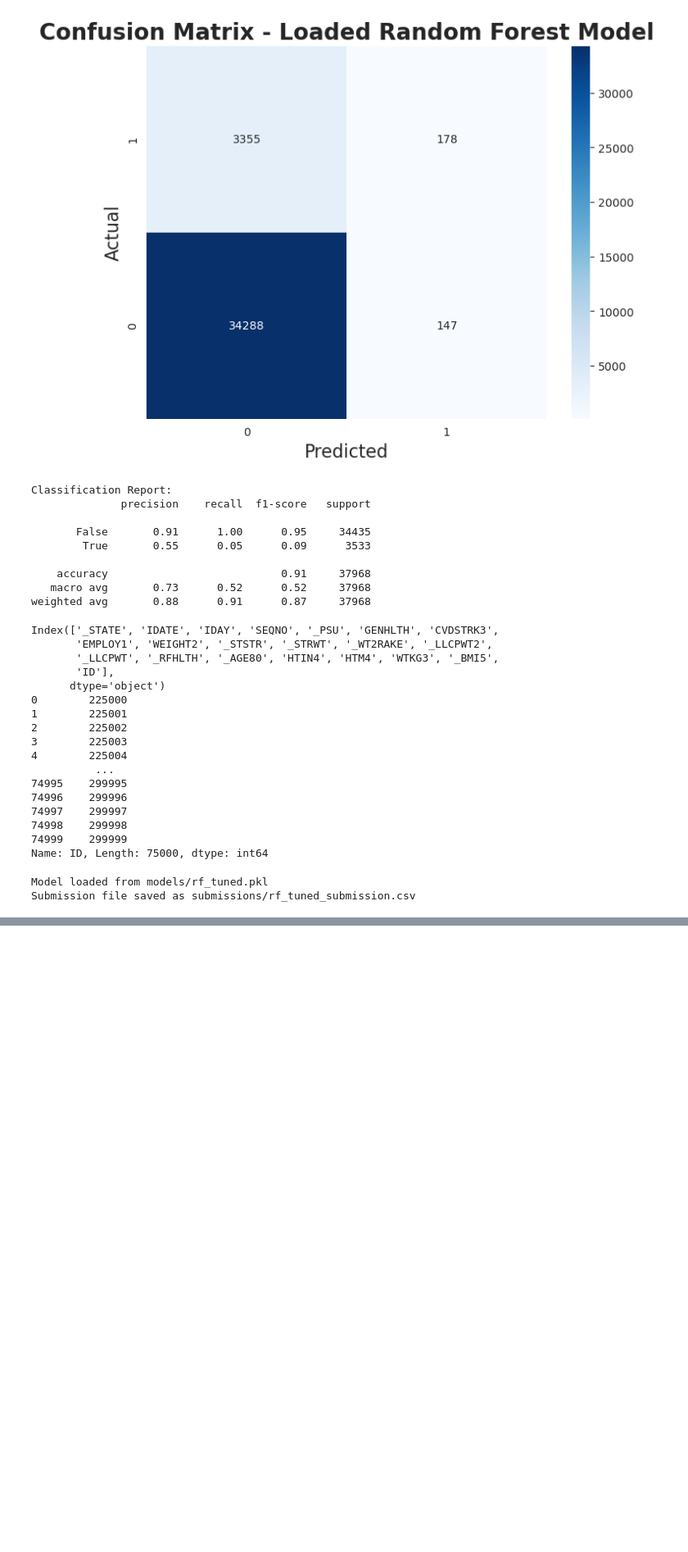
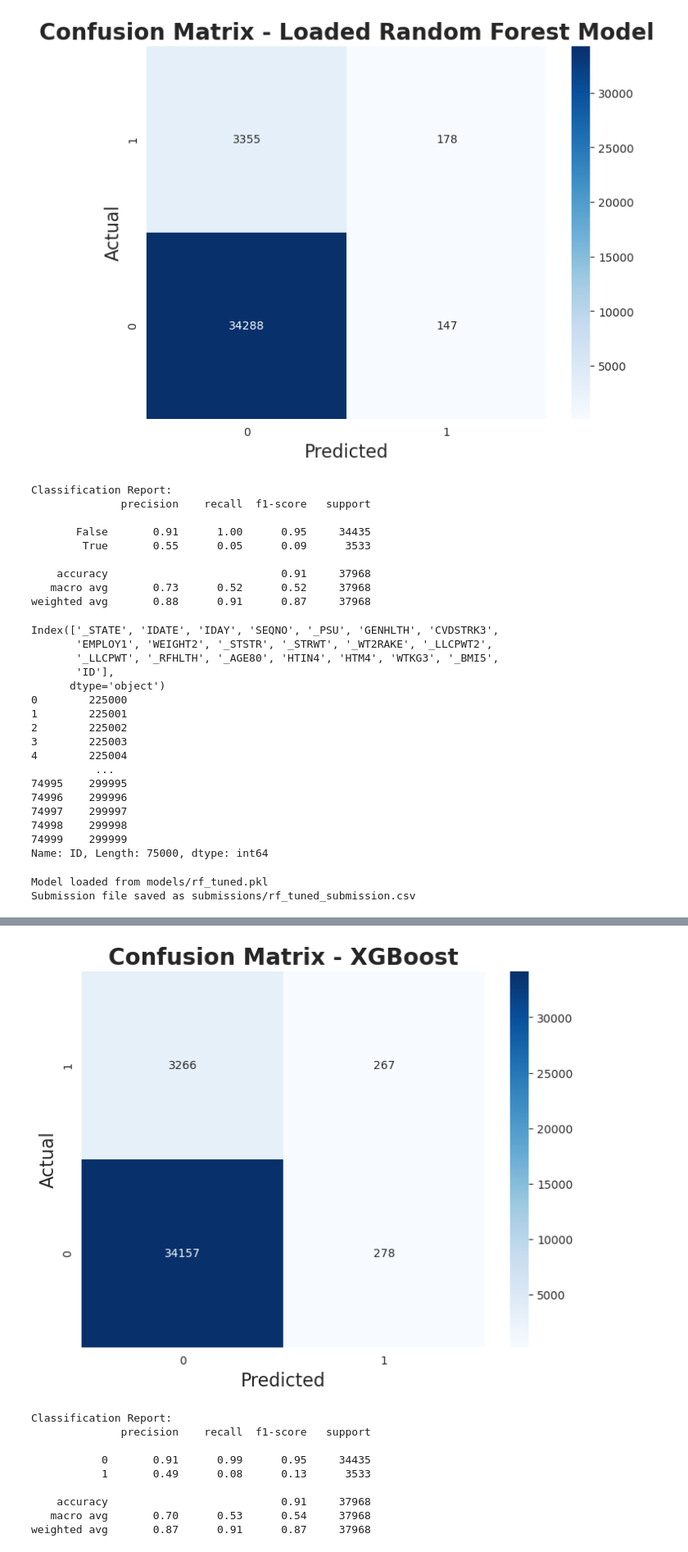
Before and after one commit to ali-hou-supaero/sdd-hackaton-25-heart-risk, a Jupyter notebook: ali.ipynb, the cells around one changed output, grey strips where cells are left out. Shown: that part at 82% size. Saved outputs shown, nothing was run; the diff lists cells and outputs as text; code cells hidden in the pictures; blank space fills up the shorter version.

```diff
--- a/ali.ipynb
+++ b/ali.ipynb
@@ -439,0 +442,8 @@ Submission file saved as submissions/rf_tuned_submission.csv
+# %%
+# Encode y_train and y_test
+le = LabelEncoder()
+y_train_encoded = le.fit_transform(y_train)
+y_val_encoded = le.transform(y_val)
+
+print(y_train_encoded.shape)
+print(y_val_encoded.shape)
@@ -439,0 +453,61 @@ Submission file saved as submissions/rf_tuned_submission.csv
+# %%
+choice = input("Do you want to train the XGBoost model or load it? (type 'train' or 'load'): ").strip().lower()
+model_name = input("Enter XGBoost model filename to create or load (e.g., xgb.pkl): ").strip()
+
+model_path = os.path.join("models", model_name)
+
+if choice == 'train':
+
+    print("########### Training model ###########")
+
+    # Define the parameter grid for XGBoost
+    param_grid_xgb = {
+        # Number of boosting rounds (trees). More trees can improve performance but increase training time and risk overfitting.
+        # 'n_estimators': [100, 200, 300],
+        'n_estimators': [200],
+
+        # Step size shrinkage used in update to prevent overfitting. Lower values require more trees but can improve generalization.
+        # 'learning_rate': [0.05, 0.1],
+        'learning_rate': [0.1],
+
+        # Maximum depth of each tree. Controls model complexity. Deeper trees capture more interactions but may overfit.
+        # 'max_depth': [4, 6, 8],
+        'max_depth': [8],
+    }
+
+    # Initialize the classifier
+    xgb = XGBClassifier(eval_metric='mlogloss', random_state=42)
+
+    # Initialize GridSearchCV for XGBoost
+    grid_search_xgb = GridSearchCV(estimator=xgb, param_grid=param_grid_xgb, cv=5, n_jobs=-1, verbose=3, scoring='f1_macro')
+
+    # Perform grid search for XGBoost
+    grid_search_xgb.fit(X_train, y_train_encoded)
+    print("########### Training complete ###########")
+
+    # Save or overwrite
+    joblib.dump(grid_search_xgb.best_estimator_, model_path)
+    print(f"Model saved to {model_path}\n")
+
+    print(f"Best parameters for XGBoost: {grid_search_xgb.best_params_}")
+    print(f"Best score for XGBoost: {grid_search_xgb.best_score_}")
+
+    # Evaluate the best XGBoost model on the validation set
+    best_xgb = grid_search_xgb.best_estimator_
+    y_pred_xgb = best_xgb.predict(X_val)
+
+    performance_display(y_val_encoded, y_pred_xgb, "XGBoost")
+
+elif choice == 'load':
+    if os.path.exists(model_path):
+        model = joblib.load(model_path)
+        print(f"Model loaded from {model_path}")
+        y_pred_xgb = model.predict(X_test)
+        performance_display(y_val_encoded, y_pred_xgb, "Loaded XGBoost Model")
+
+    else:
+        print(f"No model found at {model_path}. Please train it first.")
+
+else:
+    print("Invalid choice. Please type 'train' or 'load'.")
+# %% [output]
@@ -439,0 +526,10 @@ Submission file saved as submissions/rf_tuned_submission.csv
+[figure, added]
+Classification Report:
+              precision    recall  f1-score   support
+
+           0       0.91      0.99      0.95     34435
+           1       0.49      0.08      0.13      3533
+
+    accuracy                           0.91     37968
+   macro avg       0.70      0.53      0.54     37968
+weighted avg       0.87      0.91      0.87     37968
```
Also changed, not shown: parts of 5 cells of this notebook, 2 other files.
